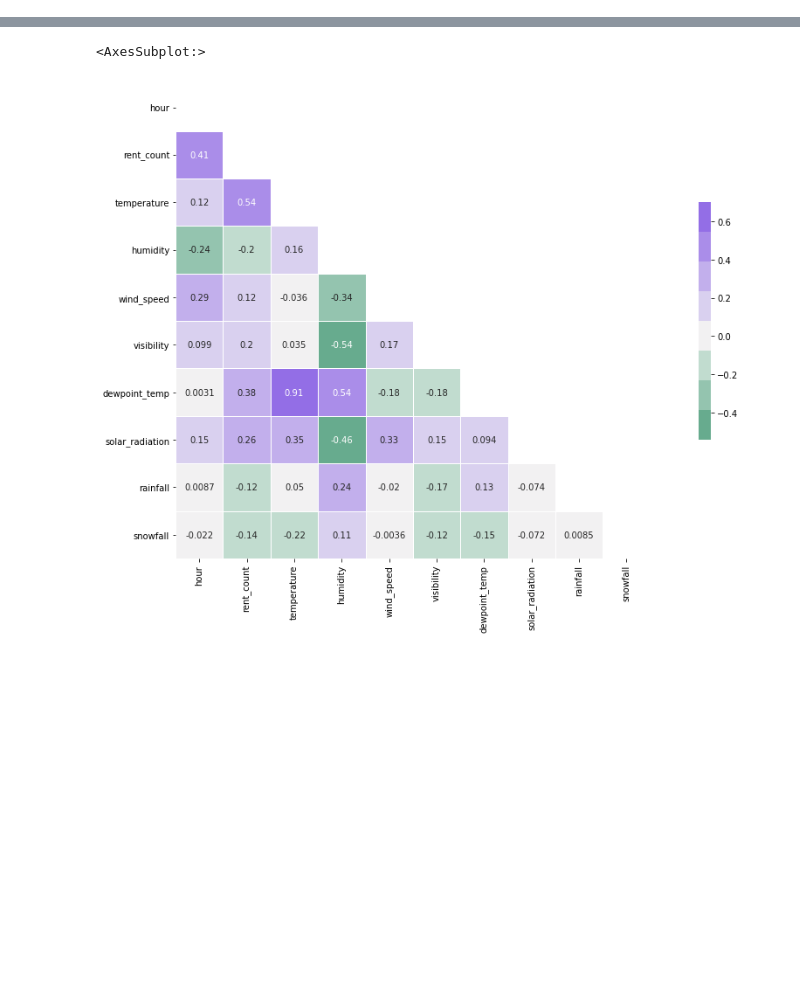
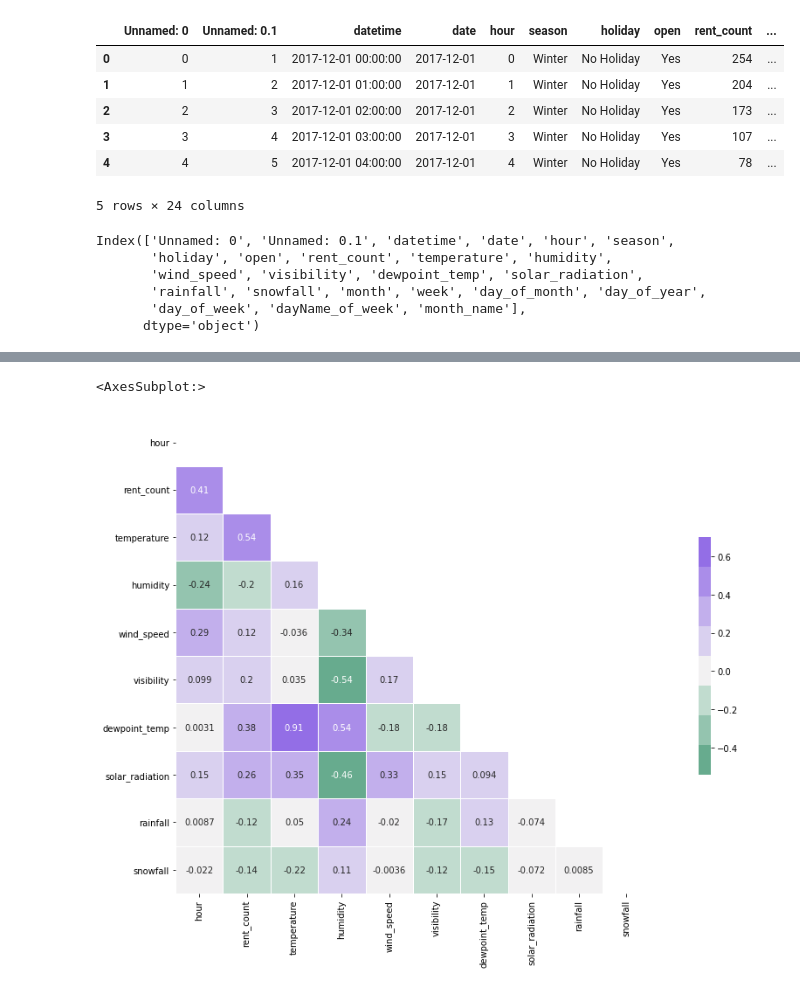
Before and after one commit to Jiian/seoulbike, a Jupyter notebook: data_eda/correlation.ipynb, the cells around one changed output, grey strips where cells are left out. Cells and saved outputs as stored; diff of their text form; code cells hidden in the pictures; blank space fills up the shorter version.

```diff
--- a/data_eda/correlation.ipynb
+++ b/data_eda/correlation.ipynb
@@ -4,3 +7,23 @@ import hierar as HR
 import numpy as np
 import matplotlib.pyplot as plt
 import seaborn as sns
+# %%
+dfr = pd.read_csv('../feature_engineering/seoulDate_dateEngin.csv')
+dfr.head()
+# %% [output]
+|  | Unnamed: 0 | Unnamed: 0.1 | datetime | date | hour | season | holiday | open | rent_count | ... |
+| 0 | 0 | 1 | 2017-12-01 00:00:00 | 2017-12-01 | 0 | Winter | No Holiday | Yes | 254 | ... |
+| 1 | 1 | 2 | 2017-12-01 01:00:00 | 2017-12-01 | 1 | Winter | No Holiday | Yes | 204 | ... |
+| 2 | 2 | 3 | 2017-12-01 02:00:00 | 2017-12-01 | 2 | Winter | No Holiday | Yes | 173 | ... |
+| 3 | 3 | 4 | 2017-12-01 03:00:00 | 2017-12-01 | 3 | Winter | No Holiday | Yes | 107 | ... |
+| 4 | 4 | 5 | 2017-12-01 04:00:00 | 2017-12-01 | 4 | Winter | No Holiday | Yes | 78 | ... |
+5 rows × 24 columns
+# %%
+dfr.columns
+# %% [output]
+Index(['Unnamed: 0', 'Unnamed: 0.1', 'datetime', 'date', 'hour', 'season',
+       'holiday', 'open', 'rent_count', 'temperature', 'humidity',
+       'wind_speed', 'visibility', 'dewpoint_temp', 'solar_radiation',
+       'rainfall', 'snowfall', 'month', 'week', 'day_of_month', 'day_of_year',
+       'day_of_week', 'dayName_of_week', 'month_name'],
+      dtype='object')
```
Also changed, not shown: parts of 6 cells of this notebook, 4 other files.
